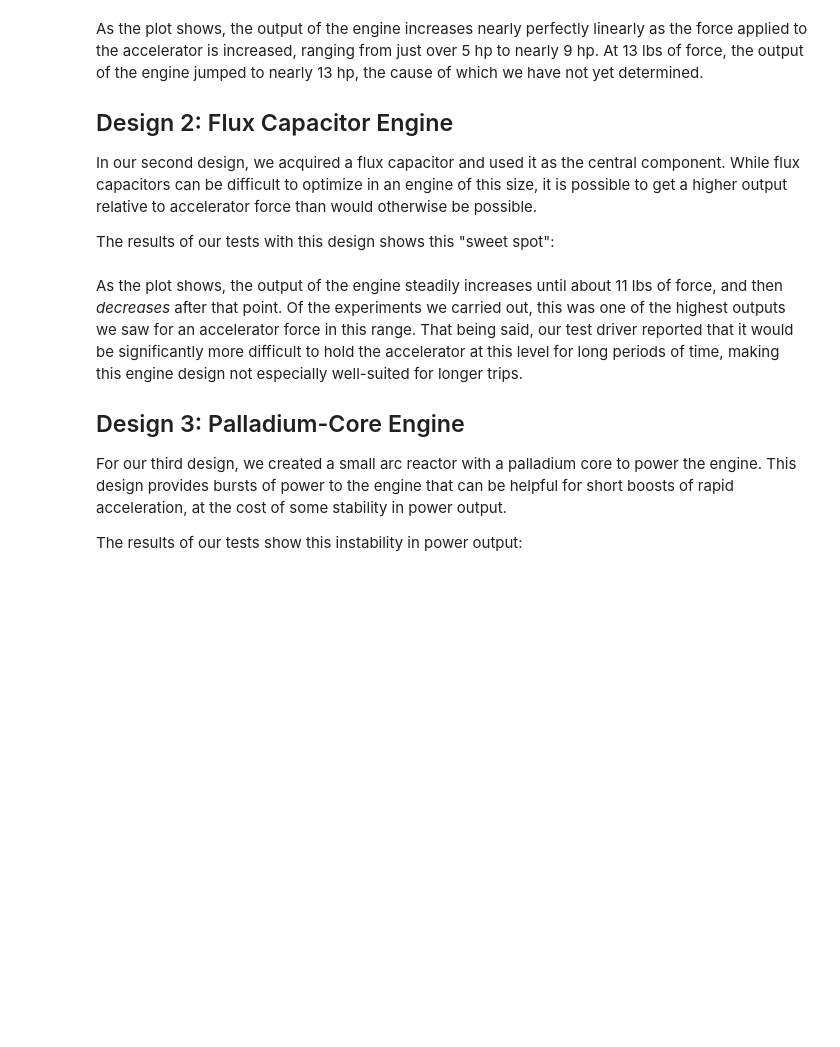
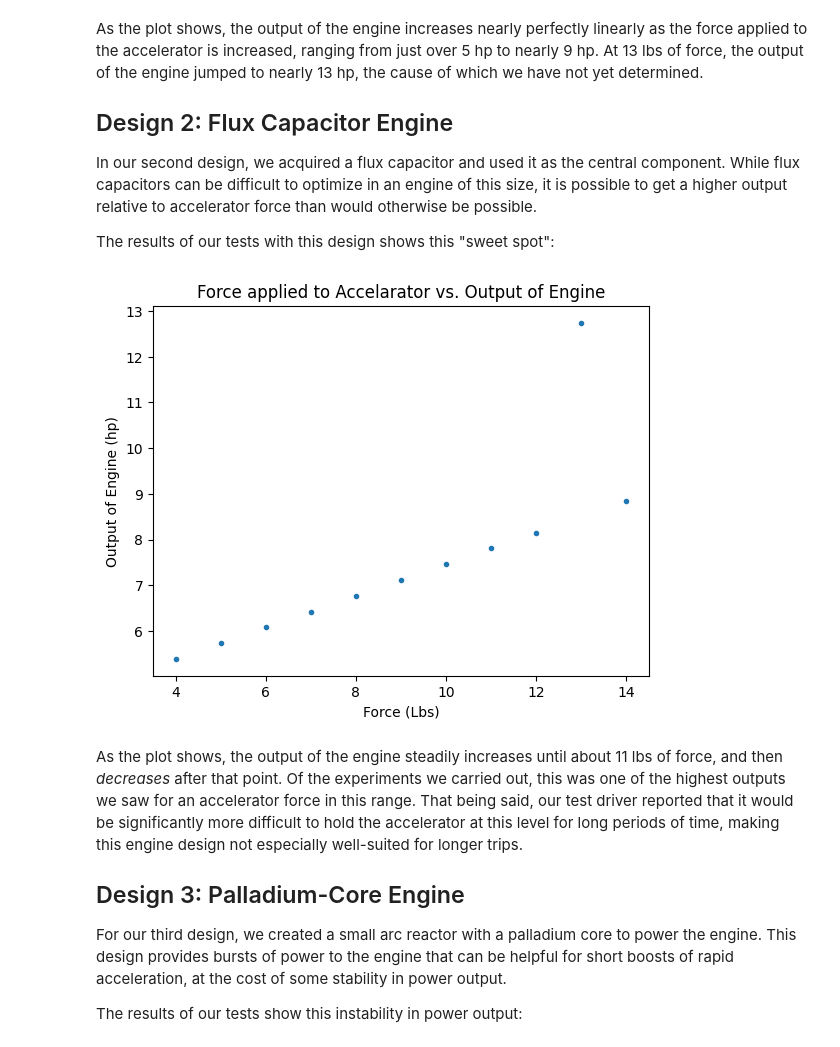
Before and after one commit to BagelSandwich4/softdes-ps4-team-36, a Jupyter notebook: vroom.ipynb, the cells around one changed output. Drawn from its saved outputs; the diff is of its cells as text; code cells hidden in the pictures; blank space fills up the shorter version.

```diff
--- a/vroom.ipynb
+++ b/vroom.ipynb
@@ -62,3 +62,7 @@ The results of our tests with this design shows this "sweet spot":
+# %%
+make_results_plot("data/test_design_3.csv", "flux capacitor")
+# %% [output]
+[figure, added]
 # %% [markdown]
 As the plot shows, the output of the engine steadily increases until about 11 lbs of force, and then *decreases* after that point. Of the experiments we carried out, this was one of the highest outputs we saw for an accelerator force in this range. That being said, our test driver reported that it would be significantly more difficult to hold the accelerator at this level for long periods of time, making this engine design not especially well-suited for longer trips.
 
```
Also changed, not shown: parts of 7 cells of this notebook, 1 other file.
